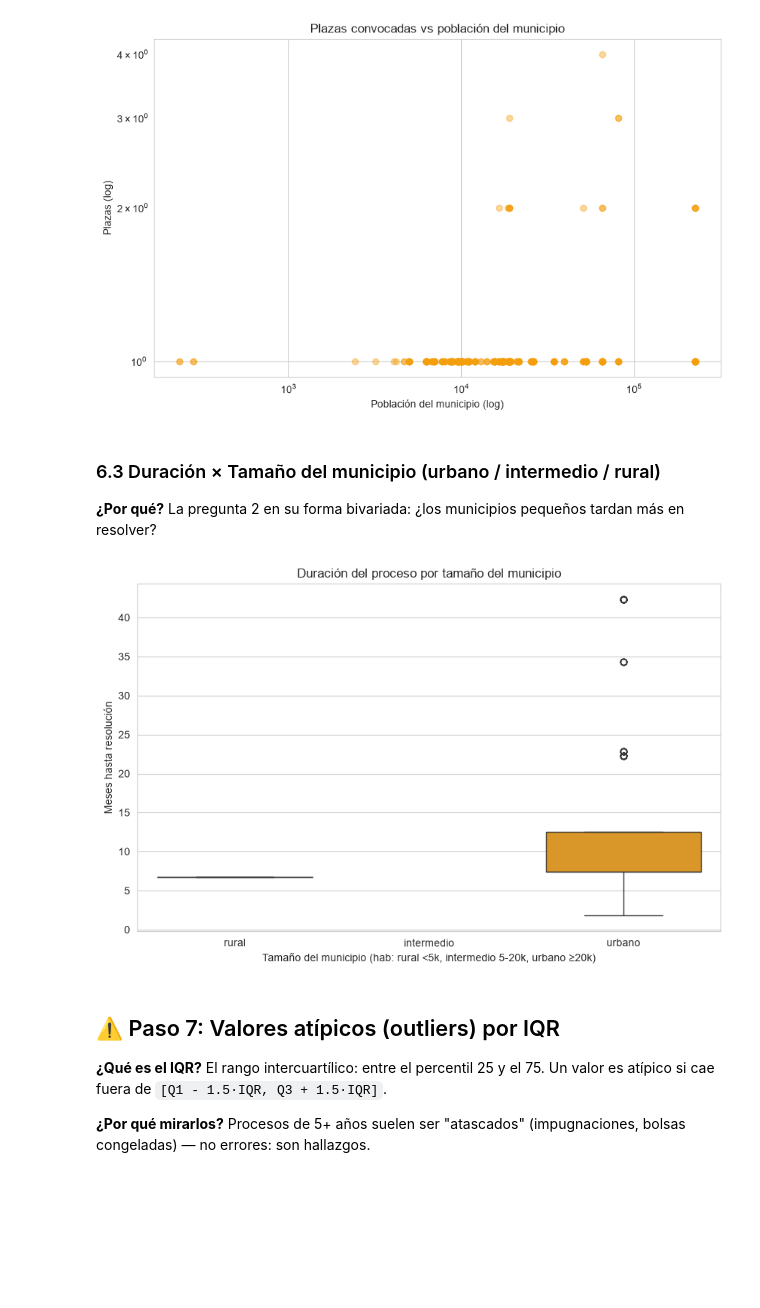
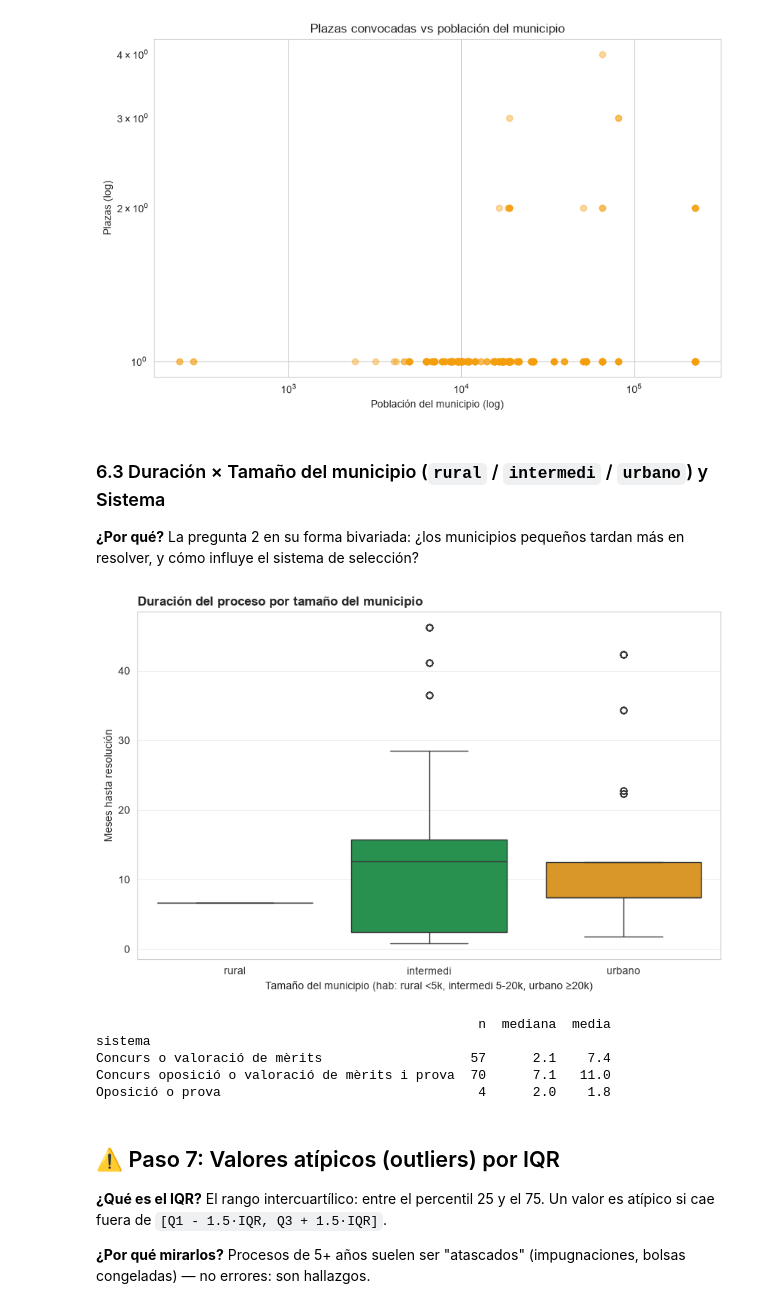
Before and after one commit to IA-P1-BCN/proyecto-eda-JuanCarlosEscamilla, a Jupyter notebook: notebooks/eda.ipynb, the cells around one changed output. Saved outputs shown, nothing was run; the diff lists cells and outputs as text; code cells hidden in the pictures; blank space fills up the shorter version.

```diff
--- a/notebooks/eda.ipynb
+++ b/notebooks/eda.ipynb
@@ -208,19 +221,26 @@ plt.show()
 # %% [output]
 [figure]
 # %% [markdown]
-### 6.3 Duración × Tamaño del municipio (urbano / intermedio / rural)
+### 6.3 Duración × Tamaño del municipio (`rural` / `intermedi` / `urbano`) y Sistema
 
-**¿Por qué?** La pregunta 2 en su forma bivariada: ¿los municipios pequeños tardan más en resolver?
+**¿Por qué?** La pregunta 2 en su forma bivariada: ¿los municipios pequeños tardan más en resolver, y cómo influye el sistema de selección?
 # %%
 sns.boxplot(data=d, x="urbanitzacio", y="durada_mesos",
-            hue="urbanitzacio", legend=False, order=["rural", "intermedio", "urbano"],
+            hue="urbanitzacio", legend=False, order=["rural", "intermedi", "urbano"],
             palette=["#16a34a", "#f59e0b", "#2563eb"])
-plt.title("Duración del proceso por tamaño del municipio")
-plt.xlabel("Tamaño del municipio (hab: rural <5k, intermedio 5-20k, urbano ≥20k)")
-plt.ylabel("Meses hasta resolución")
+aplicar_estilo(plt.gca(), "Duración del proceso por tamaño del municipio",
+               xlabel="Tamaño del municipio (hab: rural <5k, intermedi 5-20k, urbano ≥20k)",
+               ylabel="Meses hasta resolución")
 plt.show()
+
+print(d.drop_duplicates("proceso_id").groupby("sistema")["durada_mesos"].agg(n="count", mediana="median", media="mean").round(1))
 # %% [output]
-[figure, old version]
+[figure, new version]
+                                                 n  mediana  media
+sistema
+Concurs o valoració de mèrits                   57      2.1    7.4
+Concurs oposició o valoració de mèrits i prova  70      7.1   11.0
+Oposició o prova                                 4      2.0    1.8
 # %% [markdown]
 ## ⚠️ Paso 7: Valores atípicos (outliers) por IQR
 
```
Also changed, not shown: parts of 8 cells of this notebook, 30 other files.
